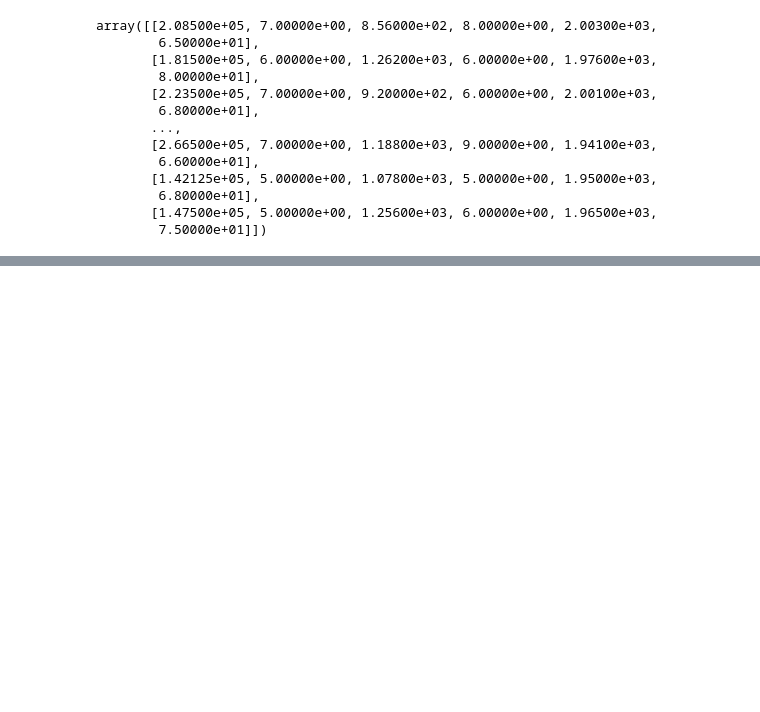
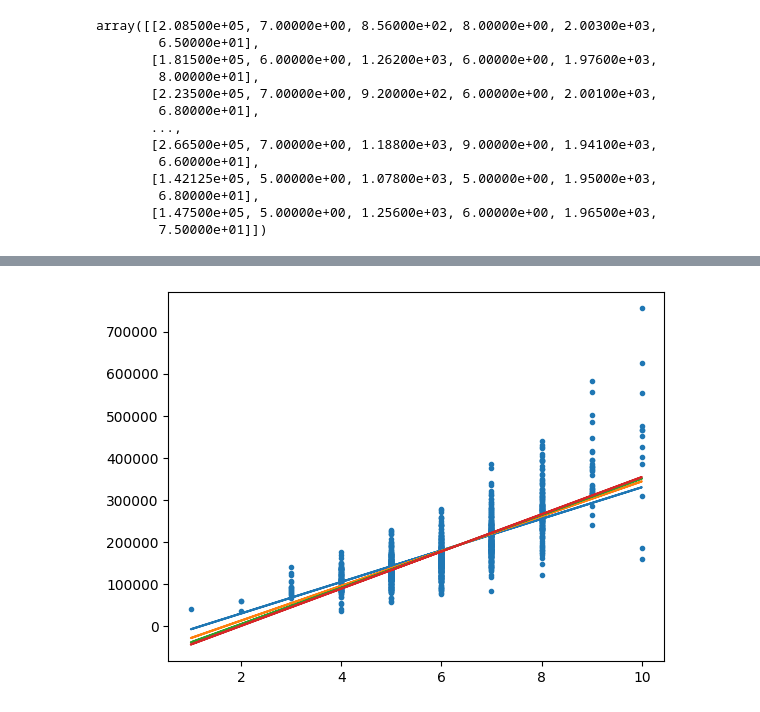
Before and after one commit to am23006810/CienciaDeDatosEnPython-Proyecto01, a Jupyter notebook: Proyecto_01.ipynb, the cells around one changed output, grey strips where cells are left out. Saved outputs shown, nothing was run; the diff lists cells and outputs as text; code cells hidden in the pictures; blank space fills up the shorter version.

```diff
--- a/Proyecto_01.ipynb
+++ b/Proyecto_01.ipynb
@@ -114,0 +234,4 @@ Corr LotFrontage: 0.3242649360606402
+# %%
+Proyecto.graficar_modelo(x,y,iteration_df,500)
+# %% [output]
+[figure, added]
```
Also changed, not shown: parts of 18 cells of this notebook, 1 other file.
